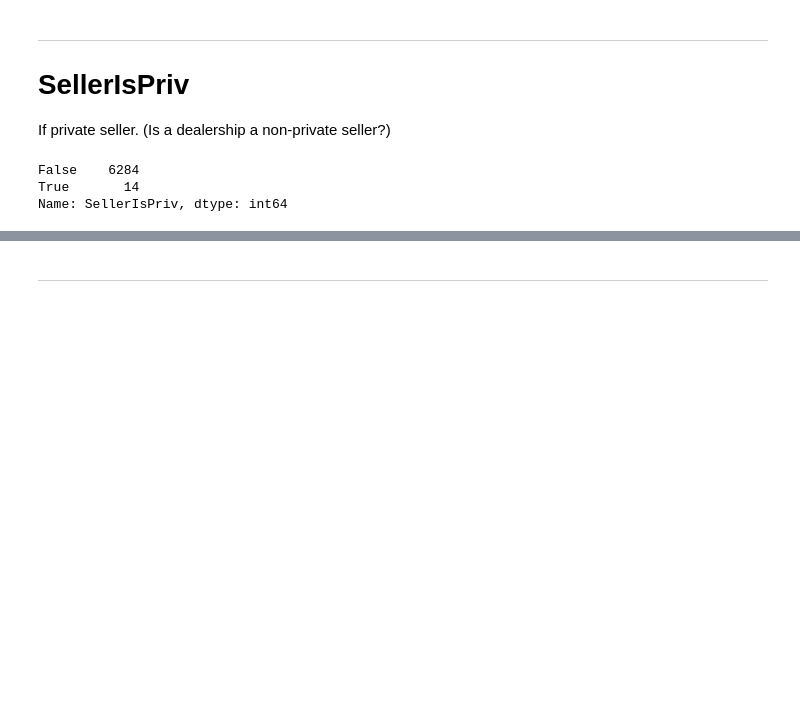
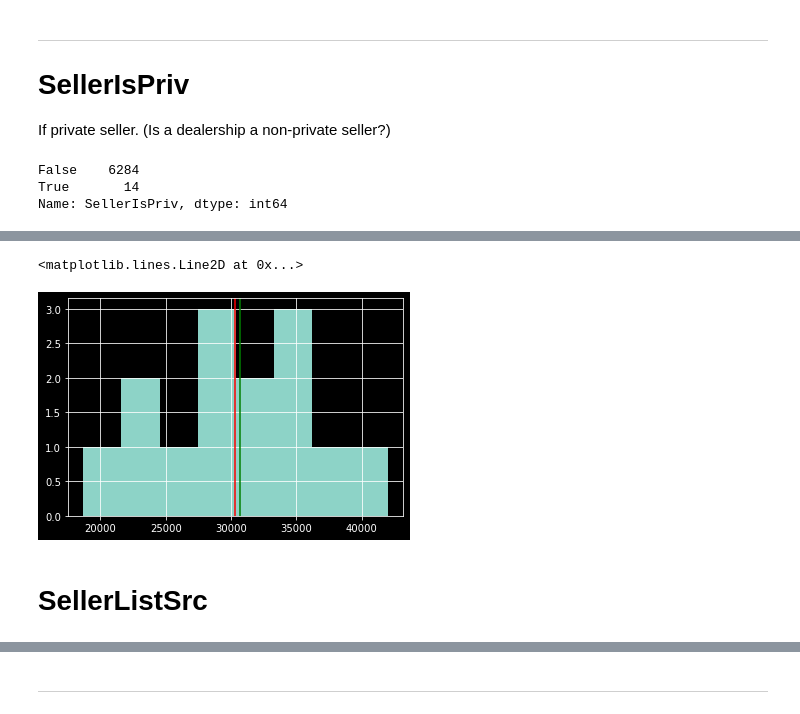
Before and after one commit to dtersegno/boeingds, a Jupyter notebook: notebooks/1_EDA.ipynb, the cells around one changed output, grey strips where cells are left out. Cells and saved outputs as stored; diff of their text form; code cells hidden in the pictures; blank space fills up the shorter version.

```diff
--- a/notebooks/1_EDA.ipynb
+++ b/notebooks/1_EDA.ipynb
@@ -97,3 +97,7 @@ priv
 False    6284
 True       14
 Name: SellerIsPriv, dtype: int64
+# %%
+# What are typical prices of these?
+privateprices = traindf.loc[traindf['SellerIsPriv'] == 1, 'Dealer_Listing_Price' ]
+privateprices.describe()
@@ -99,0 +114,7 @@ Name: SellerIsPriv, dtype: int64
+# %%
+privateprices.hist(bins = 8)
+plt.axvline(privateprices.mean(), color = 'red')
+plt.axvline(privateprices.describe()['50%'], color = 'green')
+# %% [output]
+<matplotlib.lines.Line2D at 0x...>
+[figure, added]
@@ -99,0 +123,2 @@ Name: SellerIsPriv, dtype: int64
+# %% [markdown]
+# SellerListSrc
```
Also changed, not shown: parts of 4 cells of this notebook.
